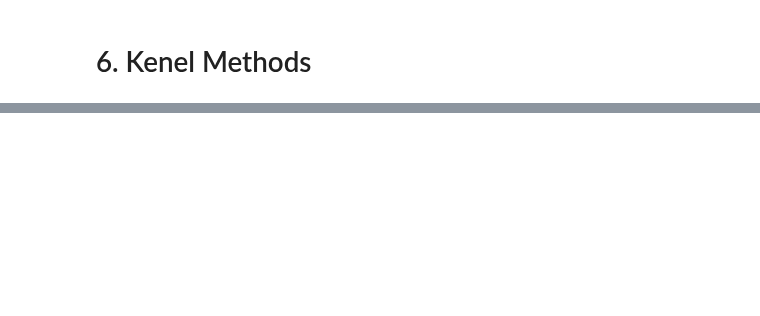
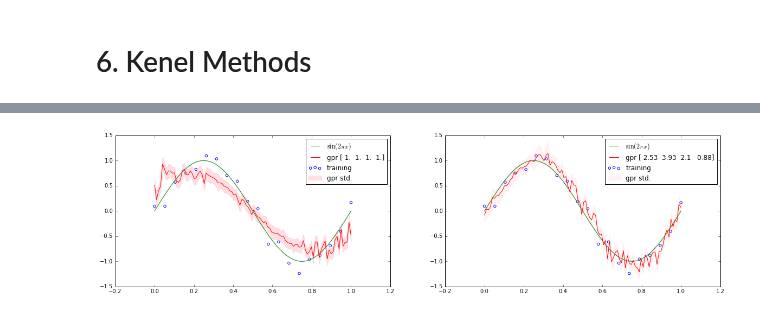
Before and after one commit to ctgk/PRML, a Jupyter notebook: ch06_Kernel_Methods.ipynb, the cells around one changed output, grey strips where cells are left out. Cells and saved outputs as stored; diff of their text form; code cells hidden in the pictures; blank space fills up the shorter version.

```diff
--- a/ch06_Kernel_Methods.ipynb
+++ b/ch06_Kernel_Methods.ipynb
@@ -42,0 +81,38 @@ array([  1.32096202,  10.4606155 ])
+# %%
+def create_toy_data_3d(func, n=10, std=1.):
+    x0 = np.linspace(0, 1, n)
+    x1 = x0 + np.random.normal(scale=std, size=n)
+    x2 = np.random.normal(scale=std, size=n)
+    t = func(x0) + np.random.normal(scale=std, size=n)
+    return np.vstack((x0, x1, x2)).T, t
+# %%
+x_train, y_train = create_toy_data_3d(sinusoidal, n=20, std=0.1)
+x0 = np.linspace(0, 1, 100)
+x1 = x0 + np.random.normal(scale=0.1, size=100)
+x2 = np.random.normal(scale=0.1, size=100)
+x = np.vstack((x0, x1, x2)).T
+
+model = regressions.GaussianProcessRegression(kernel=kernels.RBF(np.array([1., 1., 1., 1.])), beta=100)
+model.fit(x_train, y_train)
+y, y_std = model.predict_dist(x)
+plt.figure(figsize=(20, 5))
+plt.subplot(1, 2, 1)
+plt.scatter(x_train[:, 0], y_train, facecolor="none", edgecolor="b", label="training")
+plt.plot(x[:, 0], sinusoidal(x[:, 0]), color="g", label="$\sin(2\pi x)$")
+plt.plot(x[:, 0], y, color="r", label="gpr {}".format(model.kernel.params))
+plt.fill_between(x[:, 0], y - y_std, y + y_std, color="pink", alpha=0.5, label="gpr std.")
+plt.legend()
+plt.ylim(-1.5, 1.5)
+
+model.fit_kernel(x_train, y_train, learning_rate=0.001, iter_max=100)
+y, y_std = model.predict_dist(x)
+plt.subplot(1, 2, 2)
+plt.scatter(x_train[:, 0], y_train, facecolor="none", edgecolor="b", label="training")
+plt.plot(x[:, 0], sinusoidal(x[:, 0]), color="g", label="$\sin(2\pi x)$")
+plt.plot(x[:, 0], y, color="r", label="gpr {}".format(np.round(model.kernel.params, 2)))
+plt.fill_between(x[:, 0], y - y_std, y + y_std, color="pink", alpha=0.2, label="gpr std.")
+plt.legend()
+plt.ylim(-1.5, 1.5)
+plt.show()
+# %% [output]
+[figure, added]
```
Also changed, not shown: parts of 10 cells of this notebook, 1 other file.
